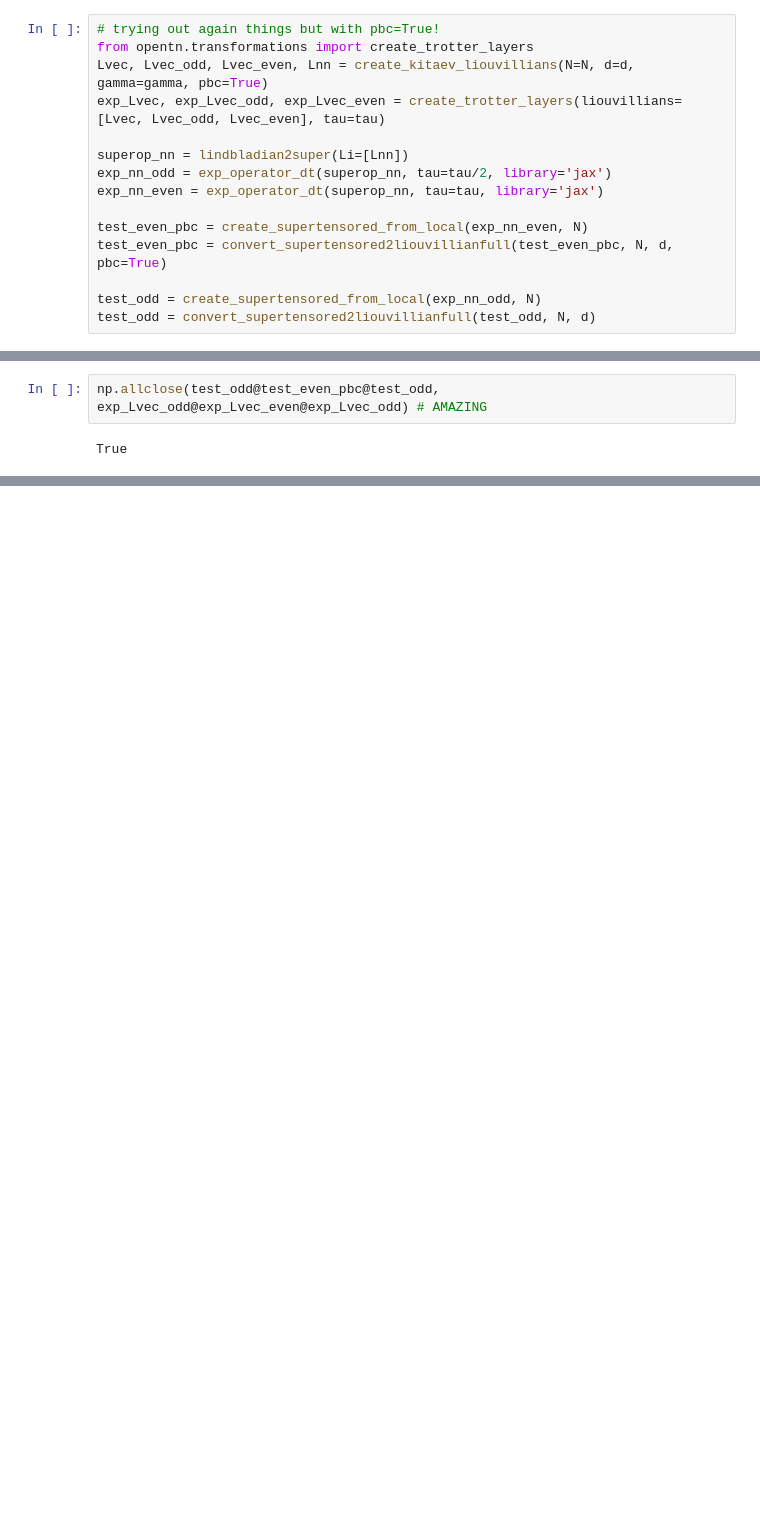
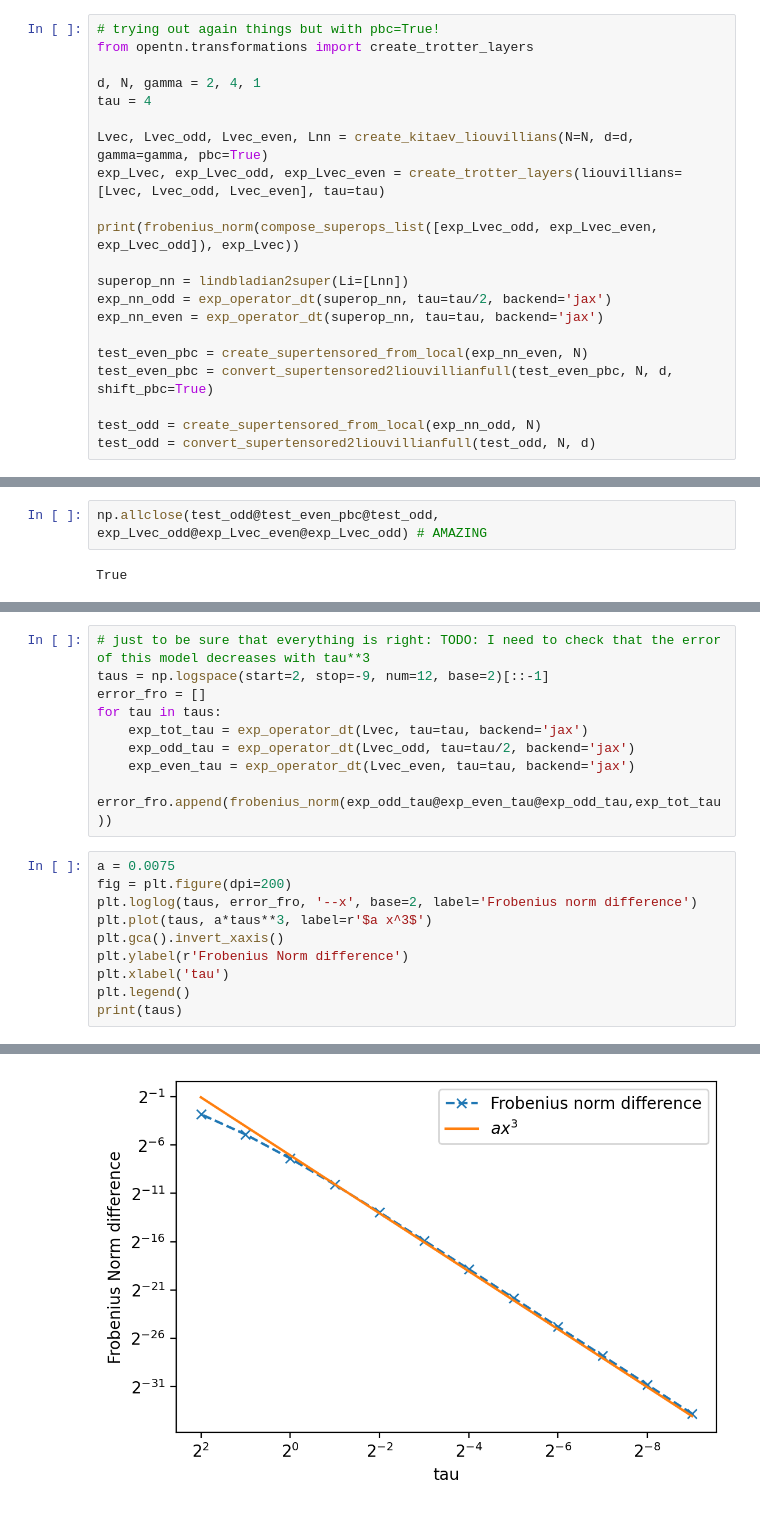
Before and after one commit to EmilianoG-byte/opentn, a Jupyter notebook: experiments/trust_region_2site_ansatz.ipynb, the cells around one changed output, grey strips where cells are left out. Drawn from its saved outputs; the diff is of its cells as text; blank space fills up the shorter version.

Commit message:
add 2local optimization to ntbk and tests
improve on hessian syntax

```diff
--- a/experiments/trust_region_2site_ansatz.ipynb
+++ b/experiments/trust_region_2site_ansatz.ipynb
@@ -117,15 +98,21 @@ permute_cyclic(list(range(6)), direction='right')
 # %%
 # trying out again things but with pbc=True!
 from opentn.transformations import create_trotter_layers
+
+d, N, gamma = 2, 4, 1
+tau = 4
+
 Lvec, Lvec_odd, Lvec_even, Lnn = create_kitaev_liouvillians(N=N, d=d, gamma=gamma, pbc=True)
 exp_Lvec, exp_Lvec_odd, exp_Lvec_even = create_trotter_layers(liouvillians=[Lvec, Lvec_odd, Lvec_even], tau=tau)
 
+print(frobenius_norm(compose_superops_list([exp_Lvec_odd, exp_Lvec_even, exp_Lvec_odd]), exp_Lvec))
+
 superop_nn = lindbladian2super(Li=[Lnn])
-exp_nn_odd = exp_operator_dt(superop_nn, tau=tau/2, library='jax')
-exp_nn_even = exp_operator_dt(superop_nn, tau=tau, library='jax')
+exp_nn_odd = exp_operator_dt(superop_nn, tau=tau/2, backend='jax')
+exp_nn_even = exp_operator_dt(superop_nn, tau=tau, backend='jax')
 
 test_even_pbc = create_supertensored_from_local(exp_nn_even, N)
-test_even_pbc = convert_supertensored2liouvillianfull(test_even_pbc, N, d, pbc=True)
+test_even_pbc = convert_supertensored2liouvillianfull(test_even_pbc, N, d, shift_pbc=True)
 
 test_odd = create_supertensored_from_local(exp_nn_odd, N)
 test_odd = convert_supertensored2liouvillianfull(test_odd, N, d)
@@ -135,0 +204,20 @@ True
+# %%
+# just to be sure that everything is right: TODO: I need to check that the error of this model decreases with tau**3
+taus = np.logspace(start=2, stop=-9, num=12, base=2)[::-1]
+error_fro = []
+for tau in taus:
+    exp_tot_tau = exp_operator_dt(Lvec, tau=tau, backend='jax')
+    exp_odd_tau = exp_operator_dt(Lvec_odd, tau=tau/2, backend='jax')
+    exp_even_tau = exp_operator_dt(Lvec_even, tau=tau, backend='jax')
+    error_fro.append(frobenius_norm(exp_odd_tau@exp_even_tau@exp_odd_tau,exp_tot_tau))
+# %%
+a = 0.0075
+fig = plt.figure(dpi=200)
+plt.loglog(taus, error_fro, '--x', base=2, label='Frobenius norm difference')
+plt.plot(taus, a*taus**3, label=r'$a x^3$')
+plt.gca().invert_xaxis()
+plt.ylabel(r'Frobenius Norm difference')
+plt.xlabel('tau')
+plt.legend()
+print(taus)
+# %% [output]
@@ -135,0 +227 @@ True
+[figure, added]
```
Also changed, not shown: parts of 17 cells of this notebook, 4 other files.
